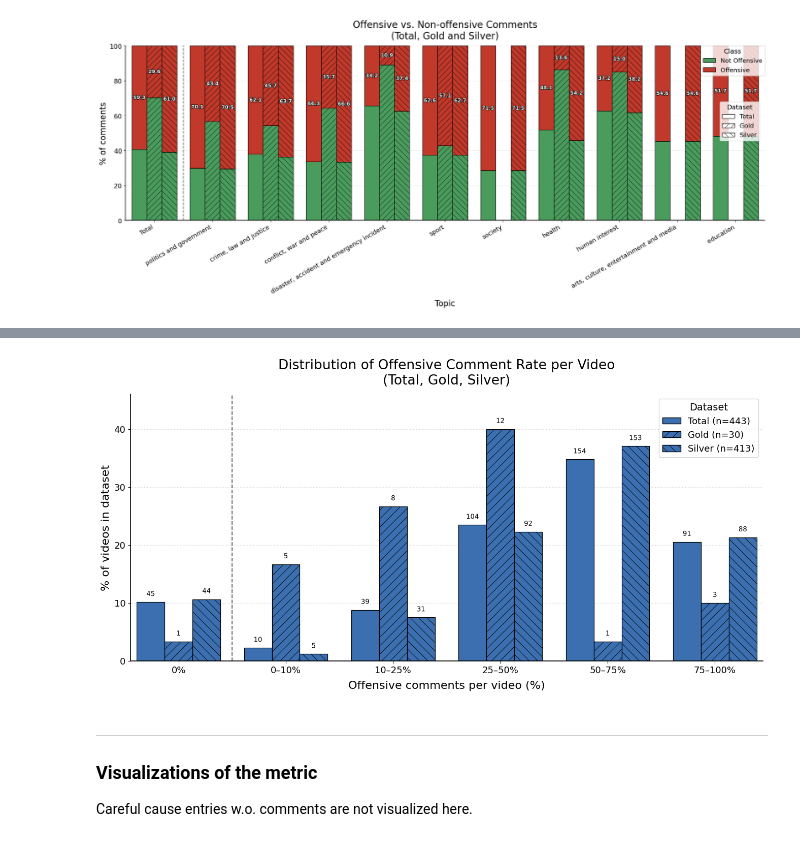
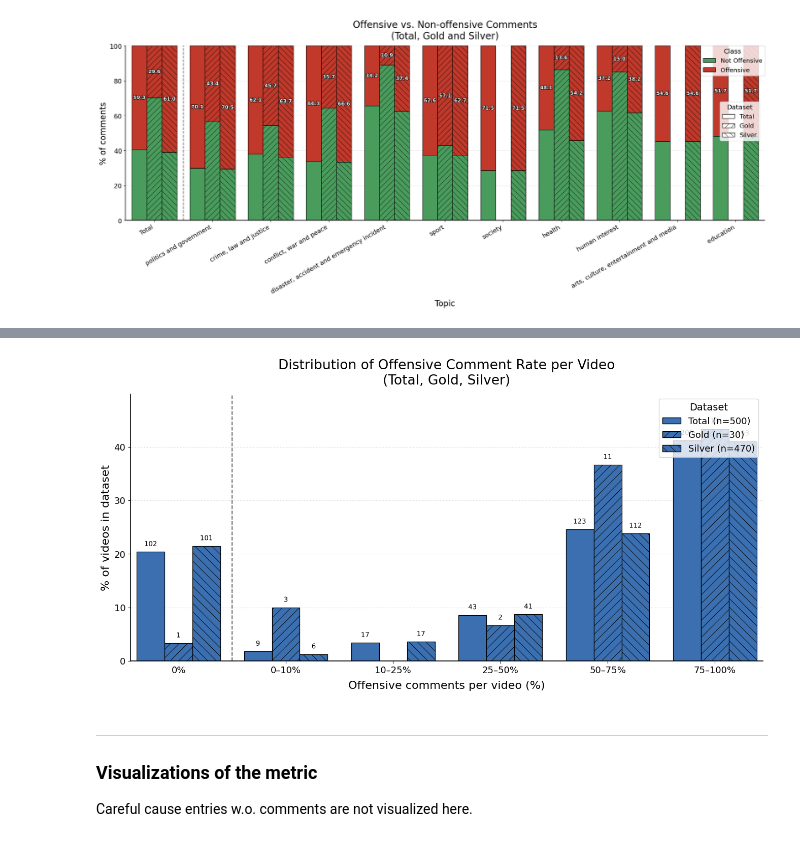
Before and after one commit to SDavenia/hateradar, a Jupyter notebook: visualize_statistics.ipynb, the cells around one changed output, grey strips where cells are left out. Drawn from its saved outputs; the diff is of its cells as text; code cells hidden in the pictures.

```diff
--- a/visualize_statistics.ipynb
+++ b/visualize_statistics.ipynb
@@ -330,0 +333,3 @@ plt.show()
+# %%
+import pandas as pd
+df_video = pd.read_csv("video_dataset.csv")
@@ -350,15 +371,20 @@ plt.rcParams.update({
     "hatch.linewidth":       0.6,
     "font.family":           "DejaVu Sans",
 })
-COLOR = "#3b6fb0"   # one blue for all three; dataset encoded by hatch
+
+COLOR = "#3b6fb0"
 
 # ----------------------------------------------------------------------
-# Distribution helper  ->  returns RAW counts
+# Distribution helper
 # ----------------------------------------------------------------------
 def get_video_distribution(df):
-    off_rate = df.groupby("video_id")["label"].mean() * 100
+    # convert offensive_score (0-1) to percentage
+    off_rate = df["offensive_score"] * 100
+
     counts = {"0%": int((off_rate == 0).sum())}
+
     positive = off_rate[off_rate > 0]
+
     bins = [
         ("0–10%",   0.0001, 10),
         ("10–25%",  10, 25),
@@ -366,21 +392,26 @@ def get_video_distribution(df):
         ("50–75%",  50, 75),
         ("75–100%", 75, 100),
     ]
+
     for label, low, high in bins:
         counts[label] = int(((positive > low) & (positive <= high)).sum())
+
     return pd.Series(counts)
 
-all_comments_df = pd.concat(
-    [all_comments_gold_df, all_comments_silver_df], ignore_index=True
-)
+# ----------------------------------------------------------------------
+# Split datasets
+# ----------------------------------------------------------------------
+gold_df = df_video[df_video["type"].str.lower() == "gold"]
+silver_df = df_video[df_video["type"].str.lower() == "silver"]
 
 dists = {
-    "Total":  get_video_distribution(all_comments_df),
-    "Gold":   get_video_distribution(all_comments_gold_df),
-    "Silver": get_video_distribution(all_comments_silver_df),
+    "Total": get_video_distribution(df_video),
+    "Gold": get_video_distribution(gold_df),
+    "Silver": get_video_distribution(silver_df),
 }
-totals = {name: d.sum() for name, d in dists.items()}      # N videos per dataset
-pct = {name: d / totals[name] * 100 for name, d in dists.items()}  # normalized
+
+totals = {name: d.sum() for name, d in dists.items()}
+pct = {name: d / totals[name] * 100 for name, d in dists.items()}
 
 # ----------------------------------------------------------------------
 # Figure
@@ -389,57 +420,88 @@ fig, ax = plt.subplots(figsize=(14, 7))
 
 bins = list(dists["Total"].index)
 x = np.arange(len(bins))
+
 width = 0.26
 hatches = {"Total": "", "Gold": "//", "Silver": "\\\\"}
 offsets = {"Total": -width, "Gold": 0.0, "Silver": width}
+
 label_fx = [pe.withStroke(linewidth=1.8, foreground="white")]
 
 for name in ("Total", "Gold", "Silver"):
     bars = ax.bar(
-        x + offsets[name], pct[name].values, width=width,
-        color=COLOR, edgecolor="black", linewidth=0.9, hatch=hatches[name],
+        x + offsets[name],
+        pct[name].values,
+        width=width,
+        color=COLOR,
+        edgecolor="black",
+        linewidth=0.9,
+        hatch=hatches[name],
     )
-    # annotate with RAW count (n) so absolute numbers aren't lost
+
+    # annotate with raw counts
     for rect, raw in zip(bars, dists[name].values):
         if rect.get_height() > 0:
             ax.text(
                 rect.get_x() + rect.get_width() / 2,
                 rect.get_height() + 0.8,
                 f"{raw}",
-                ha="center", va="bottom", fontsize=9.5,
+                ha="center",
+                va="bottom",
+                fontsize=9.5,
                 path_effects=label_fx,
             )
 
-# Separator after 0%
-ax.axvline(x=0.5, linestyle="--", color="black", linewidth=1.4, alpha=0.6)
+# separator after 0%
+ax.axvline(x=0.5, linestyle="--", color="black",
+           linewidth=1.4, alpha=0.6)
 
 ax.set_xticks(x)
 ax.set_xticklabels(bins)
+
 ax.set_xlabel("Offensive comments per video (%)", labelpad=8)
 ax.set_ylabel("% of videos in dataset")
-ax.set_title("Distribution of Offensive Comment Rate per Video\n(Total, Gold, Silver)", pad=14)
+ax.set_title(
+    "Distribution of Offensive Comment Rate per Video\n(Total, Gold, Silver)",
+    pad=14
+)
 
 ax.set_ylim(0, max(max(p.values) for p in pct.values()) * 1.15)
+
 ax.yaxis.grid(True, linestyle=":", linewidth=0.8, alpha=0.55)
 ax.set_axisbelow(True)
 ax.spines[["top", "right"]].set_visible(False)
 ax.margins(x=0.01)
 
-# Legend shows N per dataset
 dataset_handles = [
-    Patch(facecolor=COLOR, edgecolor="black", hatch=hatches[n],
-          label=f"{n} (n={totals[n]})")
+    Patch(
+        facecolor=COLOR,
+        edgecolor="black",
+        hatch=hatches[n],
+        label=f"{n} (n={totals[n]})"
+    )
     for n in ("Total", "Gold", "Silver")
 ]
-ax.legend(handles=dataset_handles, title="Dataset",
-          loc="upper right", frameon=True)
 
-fig.subplots_adjust(left=0.08, right=0.97, top=0.88, bottom=0.13)
+ax.legend(
+    handles=dataset_handles,
+    title="Dataset",
+    loc="upper right",
+    frameon=True
+)
+
+fig.subplots_adjust(
+    left=0.08,
+    right=0.97,
+    top=0.88,
+    bottom=0.13
+)
+
 fig.savefig("video_offrate_dist.pdf", bbox_inches="tight")
 fig.savefig("video_offrate_dist.png", bbox_inches="tight", dpi=300)
+
 plt.show()
 # %% [output]
-[figure, old version]
+[figure, new version]
 # %% [markdown]
 - - -
 ### Visualizations of the metric
```
Also changed, not shown: parts of 11 cells of this notebook.
